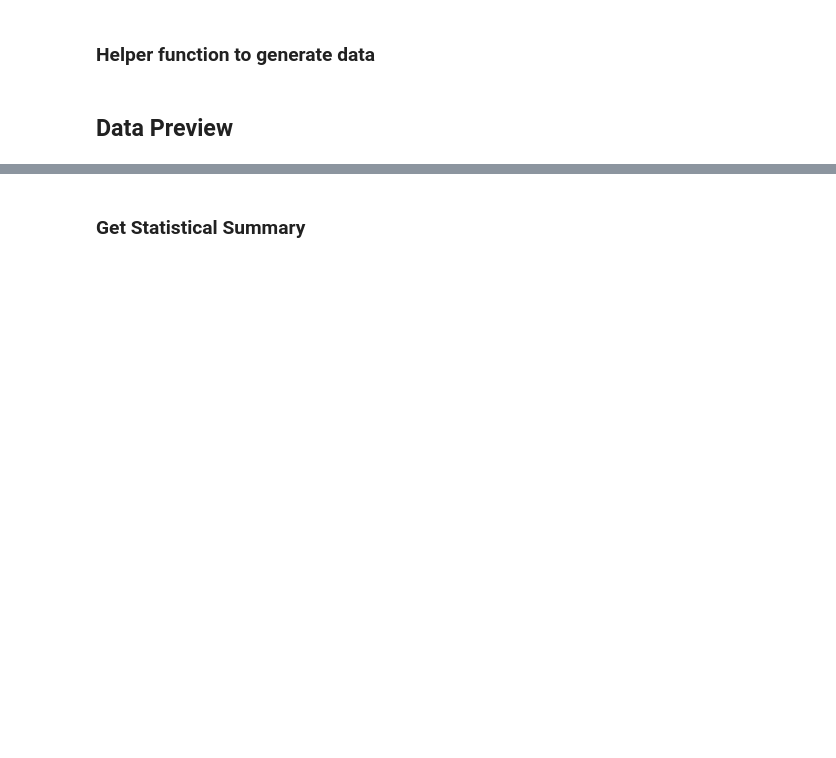
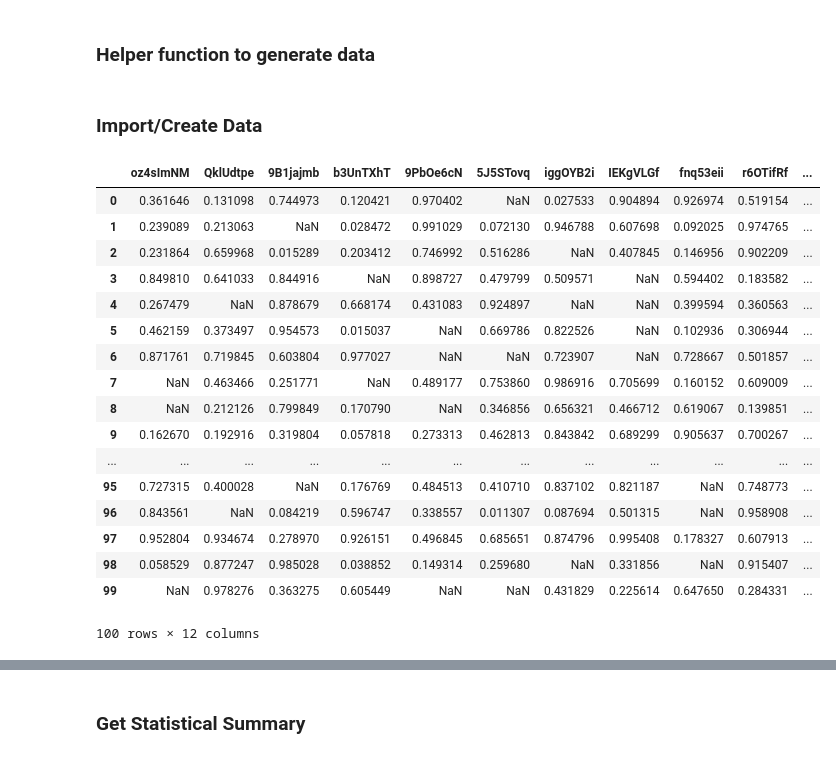
Before and after one commit to danielc92/python_nb_data_profiling, a Jupyter notebook: notebook_data_profililng.ipynb, the cells around one changed output, grey strips where cells are left out. Drawn from its saved outputs; the diff is of its cells as text; code cells hidden in the pictures; blank space fills up the shorter version.

```diff
--- a/notebook_data_profililng.ipynb
+++ b/notebook_data_profililng.ipynb
@@ -61,3 +62,3 @@ def generate_float_frame(row_count, column_count, assign_col_names = False):
     return data
 # %% [markdown]
-## Data Preview
+### Import/Create Data
@@ -63,0 +69,21 @@ def generate_float_frame(row_count, column_count, assign_col_names = False):
+# %%
+data.head(100)
+# %% [output]
+|  | oz4sImNM | QklUdtpe | 9B1jajmb | b3UnTXhT | 9PbOe6cN | 5J5STovq | iggOYB2i | IEKgVLGf | fnq53eii | r6OTifRf | ... |
+| 0 | 0.361646 | 0.131098 | 0.744973 | 0.120421 | 0.970402 | NaN | 0.027533 | 0.904894 | 0.926974 | 0.519154 | ... |
+| 1 | 0.239089 | 0.213063 | NaN | 0.028472 | 0.991029 | 0.072130 | 0.946788 | 0.607698 | 0.092025 | 0.974765 | ... |
+| 2 | 0.231864 | 0.659968 | 0.015289 | 0.203412 | 0.746992 | 0.516286 | NaN | 0.407845 | 0.146956 | 0.902209 | ... |
+| 3 | 0.849810 | 0.641033 | 0.844916 | NaN | 0.898727 | 0.479799 | 0.509571 | NaN | 0.594402 | 0.183582 | ... |
+| 4 | 0.267479 | NaN | 0.878679 | 0.668174 | 0.431083 | 0.924897 | NaN | NaN | 0.399594 | 0.360563 | ... |
+| 5 | 0.462159 | 0.373497 | 0.954573 | 0.015037 | NaN | 0.669786 | 0.822526 | NaN | 0.102936 | 0.306944 | ... |
+| 6 | 0.871761 | 0.719845 | 0.603804 | 0.977027 | NaN | NaN | 0.723907 | NaN | 0.728667 | 0.501857 | ... |
+| 7 | NaN | 0.463466 | 0.251771 | NaN | 0.489177 | 0.753860 | 0.986916 | 0.705699 | 0.160152 | 0.609009 | ... |
+| 8 | NaN | 0.212126 | 0.799849 | 0.170790 | NaN | 0.346856 | 0.656321 | 0.466712 | 0.619067 | 0.139851 | ... |
+| 9 | 0.162670 | 0.192916 | 0.319804 | 0.057818 | 0.273313 | 0.462813 | 0.843842 | 0.689299 | 0.905637 | 0.700267 | ... |
+| ... | ... | ... | ... | ... | ... | ... | ... | ... | ... | ... | ... |
+| 95 | 0.727315 | 0.400028 | NaN | 0.176769 | 0.484513 | 0.410710 | 0.837102 | 0.821187 | NaN | 0.748773 | ... |
+| 96 | 0.843561 | NaN | 0.084219 | 0.596747 | 0.338557 | 0.011307 | 0.087694 | 0.501315 | NaN | 0.958908 | ... |
+| 97 | 0.952804 | 0.934674 | 0.278970 | 0.926151 | 0.496845 | 0.685651 | 0.874796 | 0.995408 | 0.178327 | 0.607913 | ... |
+| 98 | 0.058529 | 0.877247 | 0.985028 | 0.038852 | 0.149314 | 0.259680 | NaN | 0.331856 | NaN | 0.915407 | ... |
+| 99 | NaN | 0.978276 | 0.363275 | 0.605449 | NaN | NaN | 0.431829 | 0.225614 | 0.647650 | 0.284331 | ... |
+100 rows × 12 columns
```
Also changed, not shown: parts of 23 cells of this notebook, 2 other files.
